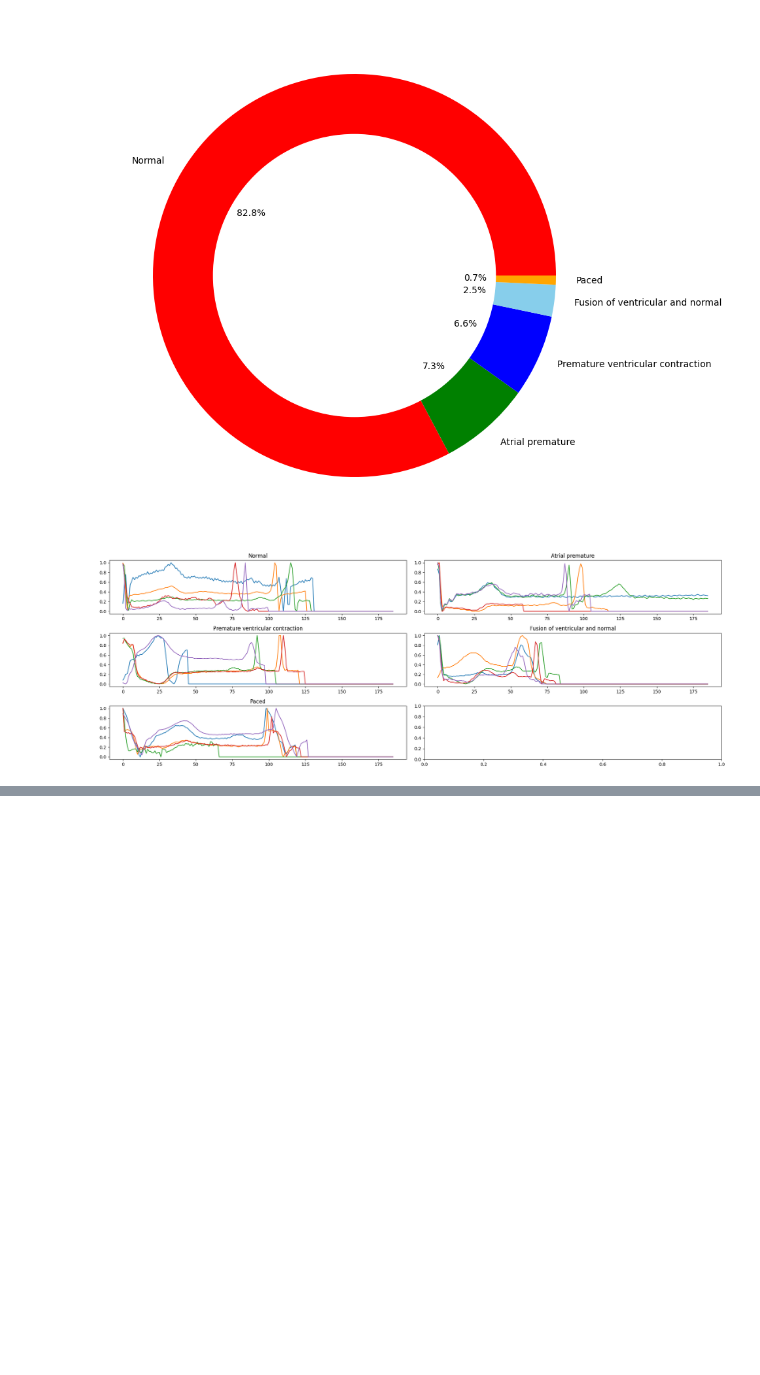
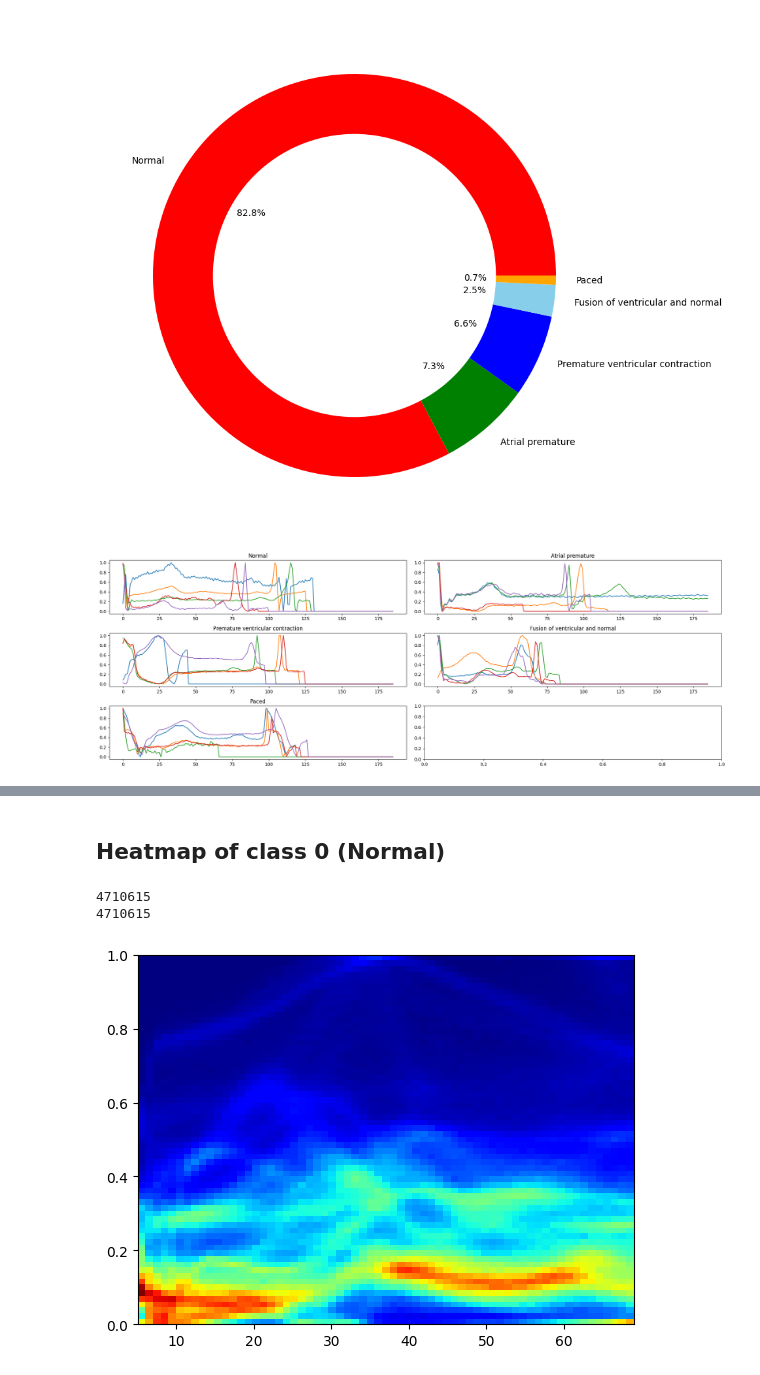
Before and after one commit to JespervanGils/DL-Project-ECG, a Jupyter notebook: DL_Project_ECG_MIT-BIH.ipynb, the cells around one changed output, grey strips where cells are left out. Saved outputs shown, nothing was run; the diff lists cells and outputs as text; code cells hidden in the pictures; blank space fills up the shorter version.

```diff
--- a/DL_Project_ECG_MIT-BIH.ipynb
+++ b/DL_Project_ECG_MIT-BIH.ipynb
@@ -208,0 +221,22 @@ plt.show()
+# %%
+def plot_hist(class_number,size,min_,bins):
+    img=train_df.loc[train_df[187]==class_number].values
+    img=img[:,min_:size]
+    img_flatten=img.flatten()
+
+    final1=np.arange(min_,size)
+    for i in range (img.shape[0]-1):
+        tempo1=np.arange(min_,size)
+        final1=np.concatenate((final1, tempo1), axis=None)
+    print(len(final1))
+    print(len(img_flatten))
+    plt.hist2d(final1,img_flatten, bins=(bins,bins),cmap=plt.cm.jet)
+    plt.show()
+# %% [markdown]
+## Heatmap of class 0 (Normal)
+# %%
+hist_class0 = plot_hist(0,70,5,65)
+# %% [output]
+4710615
+4710615
+[figure, added]
```
Also changed, not shown: parts of 17 cells of this notebook.
